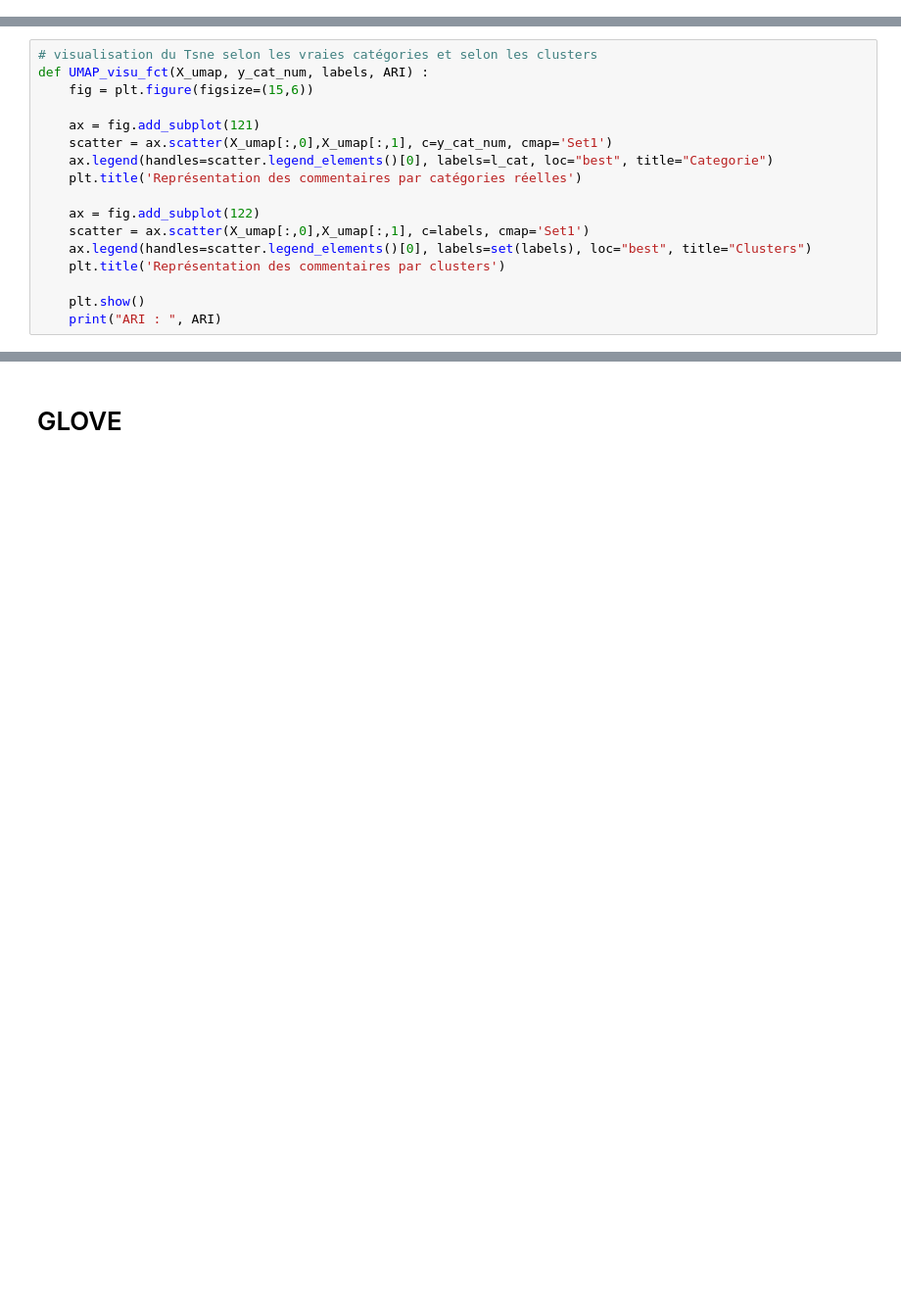
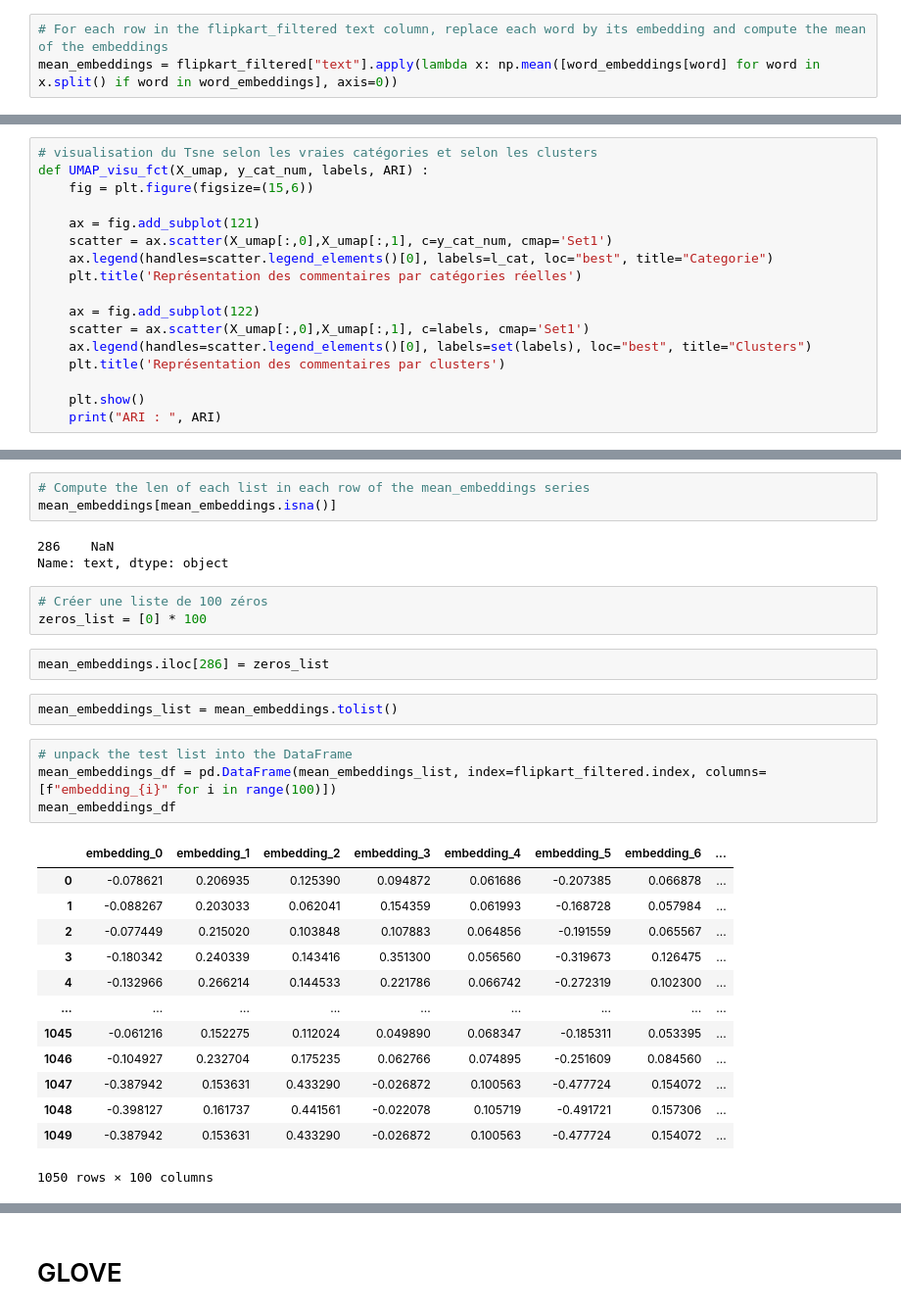
Before and after one commit to Hedredo/oc_projet_6, a Jupyter notebook: 1_notebook_classification_072024.ipynb, the cells around one changed output, grey strips where cells are left out. Shown at 98% size. Saved outputs shown, nothing was run; the diff lists cells and outputs as text; blank space fills up the shorter version.

```diff
--- a/1_notebook_classification_072024.ipynb
+++ b/1_notebook_classification_072024.ipynb
@@ -576,6 +552,9 @@ numpy.ndarray
 len(word_embeddings.vectors)
 # %% [output]
 5291
+# %%
+# For each row in the flipkart_filtered text column, replace each word by its embedding and compute the mean of the embeddings
+mean_embeddings = flipkart_filtered["text"].apply(lambda x: np.mean([word_embeddings[word] for word in x.split() if word in word_embeddings], axis=0))
 # %%
 # Import des librairies
 import numpy as np
@@ -711,3 +724,34 @@ len(word_embeddings_df)
+# %%
+# Compute the len of each list in each row of the mean_embeddings series
+mean_embeddings[mean_embeddings.isna()]
+# %% [output]
+286    NaN
+Name: text, dtype: object
+# %%
+# Créer une liste de 100 zéros
+zeros_list = [0] * 100
+# %%
+mean_embeddings.iloc[286] = zeros_list
+# %%
+mean_embeddings_list = mean_embeddings.tolist()
+# %%
+# unpack the test list into the DataFrame
+mean_embeddings_df = pd.DataFrame(mean_embeddings_list, index=flipkart_filtered.index, columns=[f"embedding_{i}" for i in range(100)])
+mean_embeddings_df
+# %% [output]
+|  | embedding_0 | embedding_1 | embedding_2 | embedding_3 | embedding_4 | embedding_5 | embedding_6 | ... |
+| 0 | -0.078621 | 0.206935 | 0.125390 | 0.094872 | 0.061686 | -0.207385 | 0.066878 | ... |
+| 1 | -0.088267 | 0.203033 | 0.062041 | 0.154359 | 0.061993 | -0.168728 | 0.057984 | ... |
+| 2 | -0.077449 | 0.215020 | 0.103848 | 0.107883 | 0.064856 | -0.191559 | 0.065567 | ... |
+| 3 | -0.180342 | 0.240339 | 0.143416 | 0.351300 | 0.056560 | -0.319673 | 0.126475 | ... |
+| 4 | -0.132966 | 0.266214 | 0.144533 | 0.221786 | 0.066742 | -0.272319 | 0.102300 | ... |
+| ... | ... | ... | ... | ... | ... | ... | ... | ... |
+| 1045 | -0.061216 | 0.152275 | 0.112024 | 0.049890 | 0.068347 | -0.185311 | 0.053395 | ... |
+| 1046 | -0.104927 | 0.232704 | 0.175235 | 0.062766 | 0.074895 | -0.251609 | 0.084560 | ... |
+| 1047 | -0.387942 | 0.153631 | 0.433290 | -0.026872 | 0.100563 | -0.477724 | 0.154072 | ... |
+| 1048 | -0.398127 | 0.161737 | 0.441561 | -0.022078 | 0.105719 | -0.491721 | 0.157306 | ... |
+| 1049 | -0.387942 | 0.153631 | 0.433290 | -0.026872 | 0.100563 | -0.477724 | 0.154072 | ... |
+1050 rows × 100 columns
 # %%
 print("W2C: ")
 print("--------")
```
Also changed, not shown: parts of 49 cells of this notebook.
